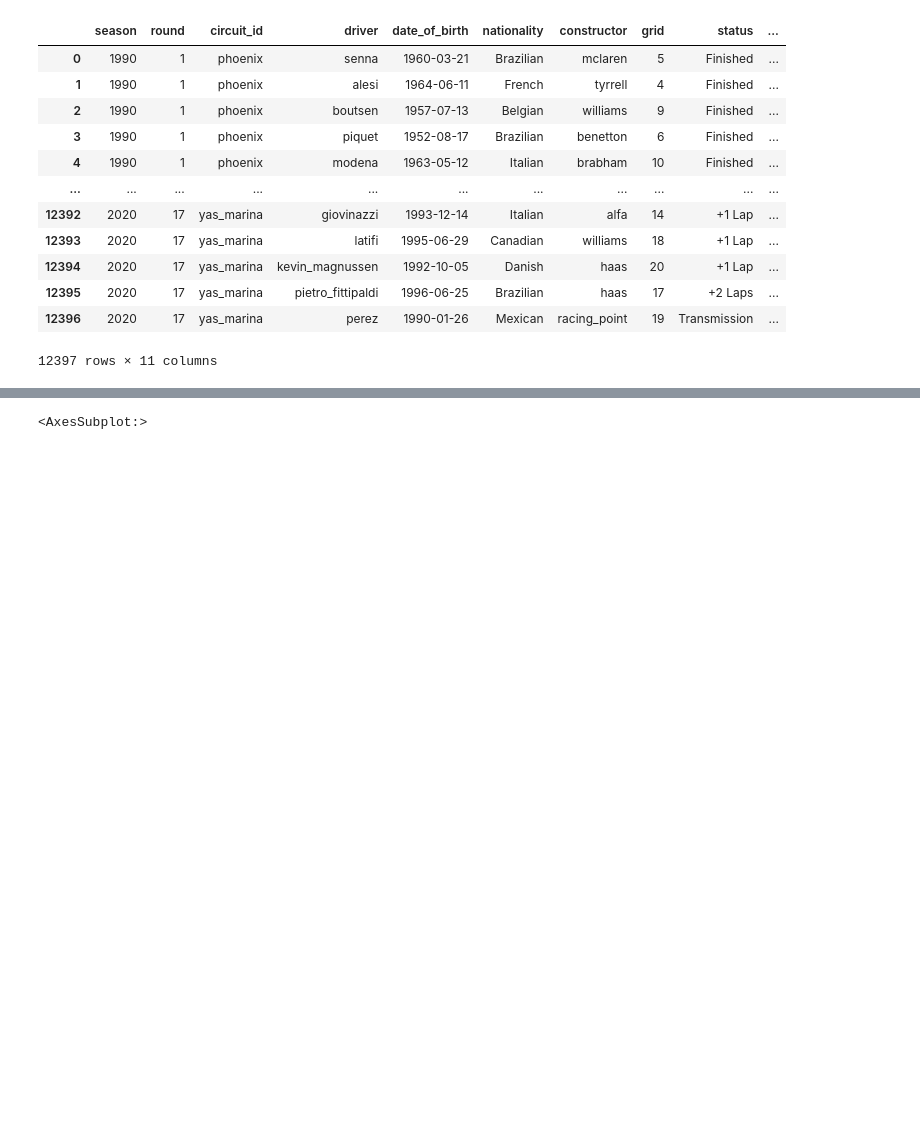
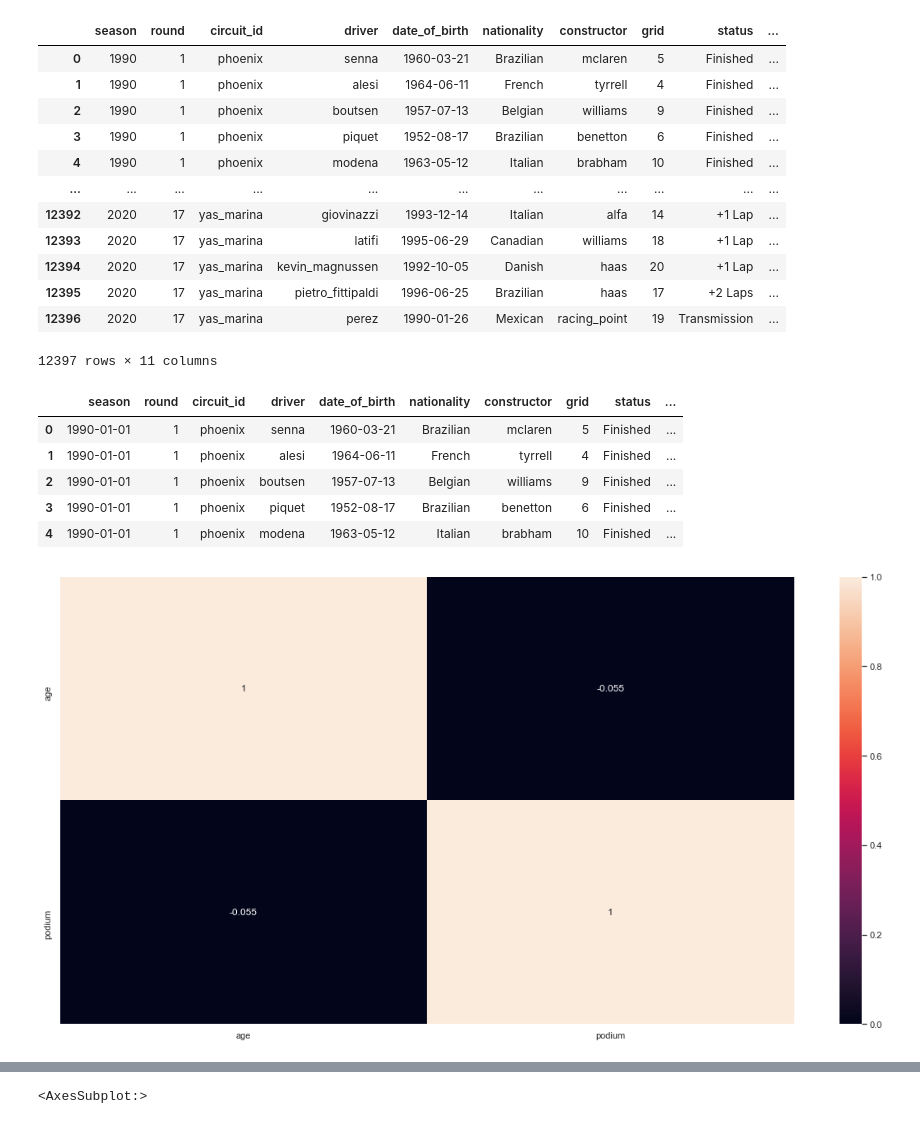
Before and after one commit to IdrissKad/formula1, a Jupyter notebook: Import data.ipynb, the cells around one changed output, grey strips where cells are left out. Cells and saved outputs as stored; diff of their text form; code cells hidden in the pictures; blank space fills up the shorter version.

```diff
--- a/Import data.ipynb
+++ b/Import data.ipynb
@@ -424,3 +486,18 @@ results
 | 12395 | 2020 | 17 | yas_marina | pietro_fittipaldi | 1996-06-25 | Brazilian | haas | 17 | +2 Laps | ... |
 | 12396 | 2020 | 17 | yas_marina | perez | 1990-01-26 | Mexican | racing_point | 19 | Transmission | ... |
 12397 rows × 11 columns
+# %%
+results_age=results.copy()
+
+results_age["date_of_birth"]=pd.to_datetime(results_age["date_of_birth"])
+results_age["season"]=pd.to_datetime(results_age["season"], format="%Y") # conversion en format date
+
+results_age["age"]=round(((results_age["season"]-results_age['date_of_birth']).dt.days)/365) #On détermine l'âge du pilote
+# %% [output]
+|  | season | round | circuit_id | driver | date_of_birth | nationality | constructor | grid | status | ... |
+| 0 | 1990-01-01 | 1 | phoenix | senna | 1960-03-21 | Brazilian | mclaren | 5 | Finished | ... |
+| 1 | 1990-01-01 | 1 | phoenix | alesi | 1964-06-11 | French | tyrrell | 4 | Finished | ... |
+| 2 | 1990-01-01 | 1 | phoenix | boutsen | 1957-07-13 | Belgian | williams | 9 | Finished | ... |
+| 3 | 1990-01-01 | 1 | phoenix | piquet | 1952-08-17 | Brazilian | benetton | 6 | Finished | ... |
+| 4 | 1990-01-01 | 1 | phoenix | modena | 1963-05-12 | Italian | brabham | 10 | Finished | ... |
+[figure, added]
```
Also changed, not shown: parts of 17 cells of this notebook.
